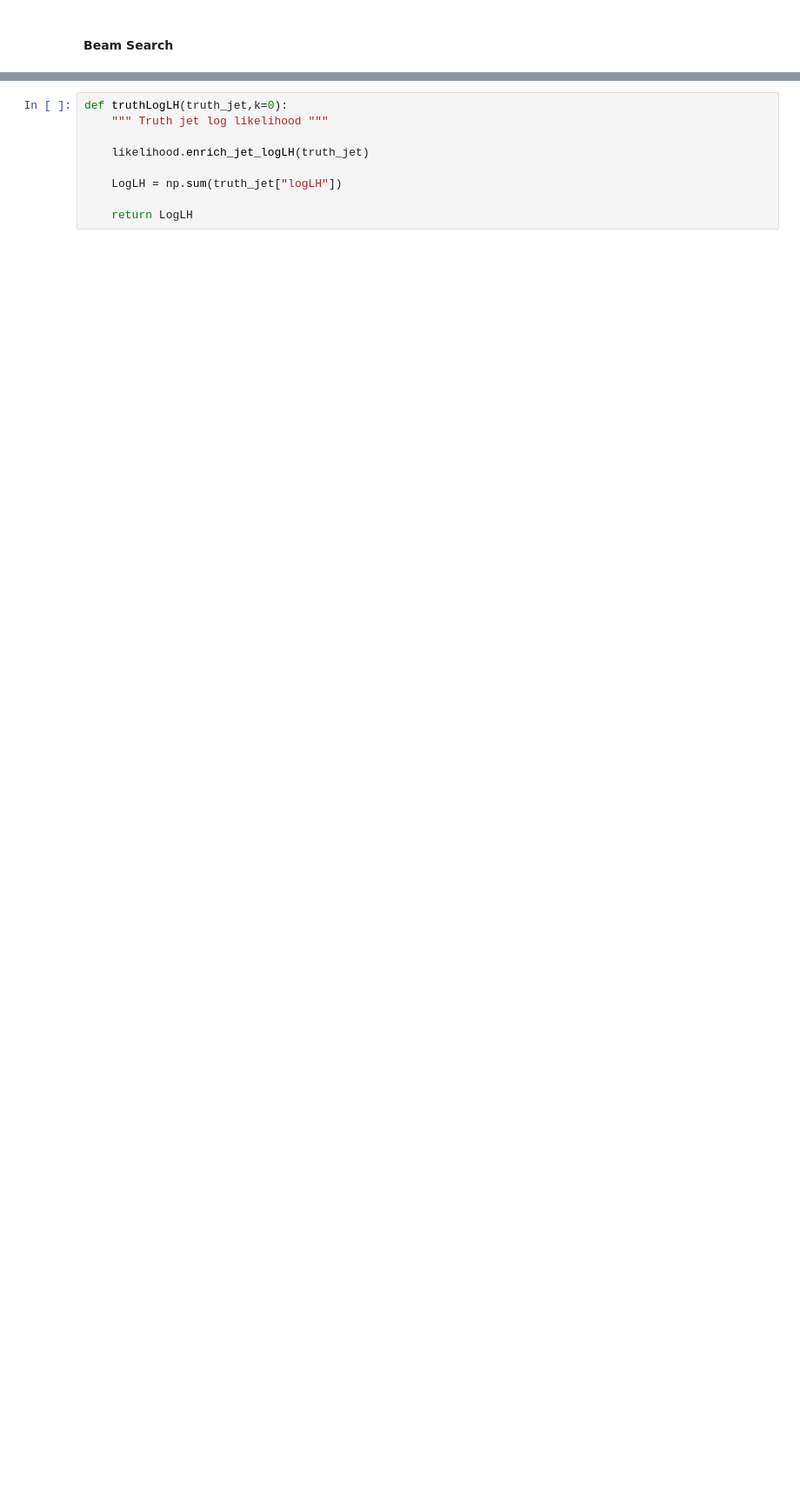
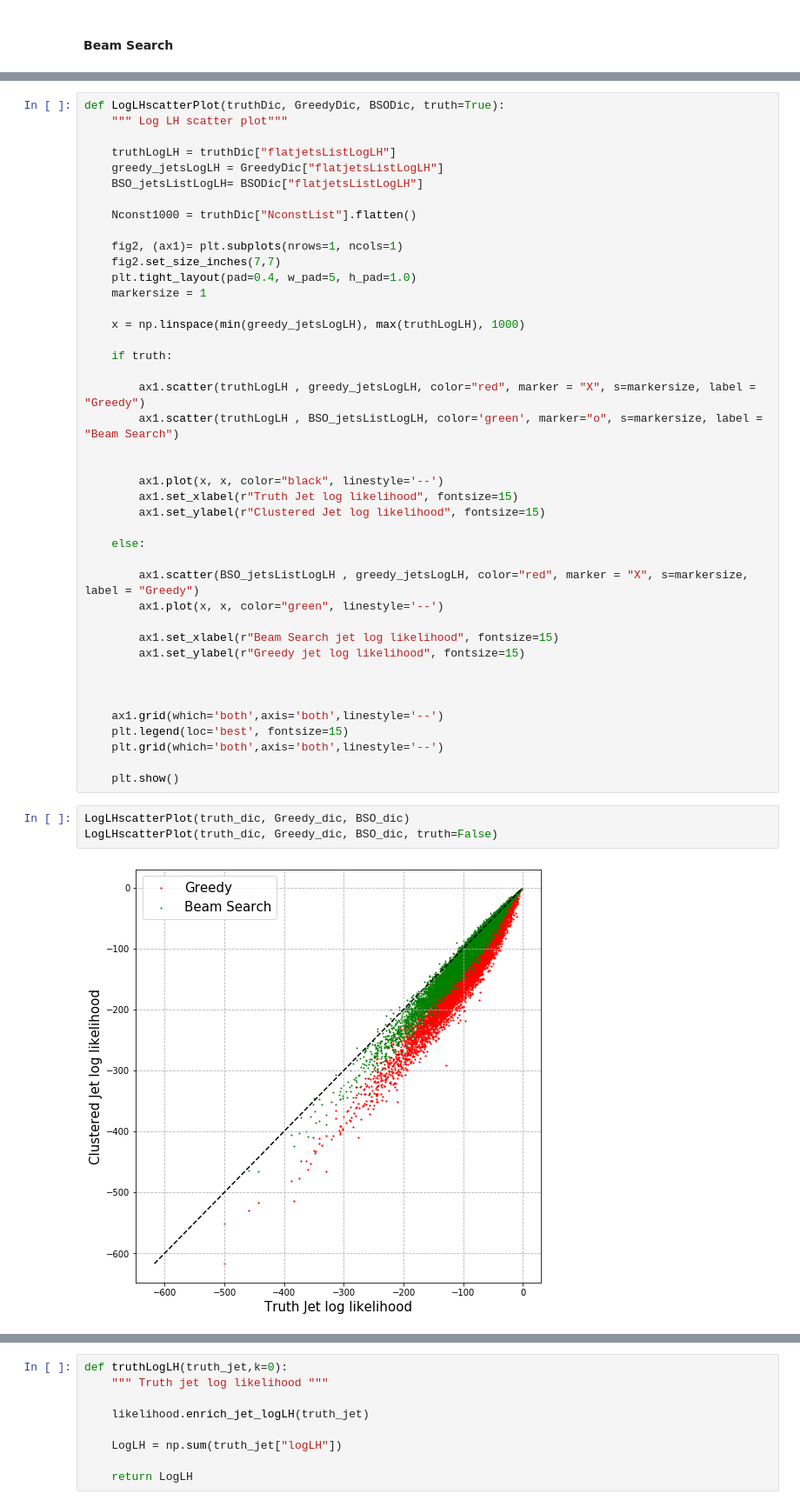
Before and after one commit to SebastianMacaluso/StandardHC, a Jupyter notebook: compareAlgorithms.ipynb, the cells around one changed output, grey strips where cells are left out. Shown at 87% size. Cells and saved outputs as stored; diff of their text form; blank space fills up the shorter version.

```diff
--- a/compareAlgorithms.ipynb
+++ b/compareAlgorithms.ipynb
@@ -231,0 +348,47 @@ plt.show()
+# %%
+def LogLHscatterPlot(truthDic, GreedyDic, BSODic, truth=True):
+    """ Log LH scatter plot"""
+
+    truthLogLH = truthDic["flatjetsListLogLH"]
+    greedy_jetsLogLH = GreedyDic["flatjetsListLogLH"]
+    BSO_jetsListLogLH= BSODic["flatjetsListLogLH"]
+
+    Nconst1000 = truthDic["NconstList"].flatten()
+
+    fig2, (ax1)= plt.subplots(nrows=1, ncols=1)
+    fig2.set_size_inches(7,7)
+    plt.tight_layout(pad=0.4, w_pad=5, h_pad=1.0)
+    markersize = 1
+
+    x = np.linspace(min(greedy_jetsLogLH), max(truthLogLH), 1000)
+
+    if truth:
+
+        ax1.scatter(truthLogLH , greedy_jetsLogLH, color="red", marker = "X", s=markersize, label = "Greedy")
+        ax1.scatter(truthLogLH , BSO_jetsListLogLH, color='green', marker="o", s=markersize, label = "Beam Search")
+
+
+        ax1.plot(x, x, color="black", linestyle='--')
+        ax1.set_xlabel(r"Truth Jet log likelihood", fontsize=15)
+        ax1.set_ylabel(r"Clustered Jet log likelihood", fontsize=15)
+
+    else:
+
+        ax1.scatter(BSO_jetsListLogLH , greedy_jetsLogLH, color="red", marker = "X", s=markersize, label = "Greedy")
+        ax1.plot(x, x, color="green", linestyle='--')
+
+        ax1.set_xlabel(r"Beam Search jet log likelihood", fontsize=15)
+        ax1.set_ylabel(r"Greedy jet log likelihood", fontsize=15)
+
+
+
+    ax1.grid(which='both',axis='both',linestyle='--')
+    plt.legend(loc='best', fontsize=15)
+    plt.grid(which='both',axis='both',linestyle='--')
+
+    plt.show()
+# %%
+LogLHscatterPlot(truth_dic, Greedy_dic, BSO_dic)
+LogLHscatterPlot(truth_dic, Greedy_dic, BSO_dic, truth=False)
+# %% [output]
+[figure, added]
```
Also changed, not shown: parts of 105 cells of this notebook.
